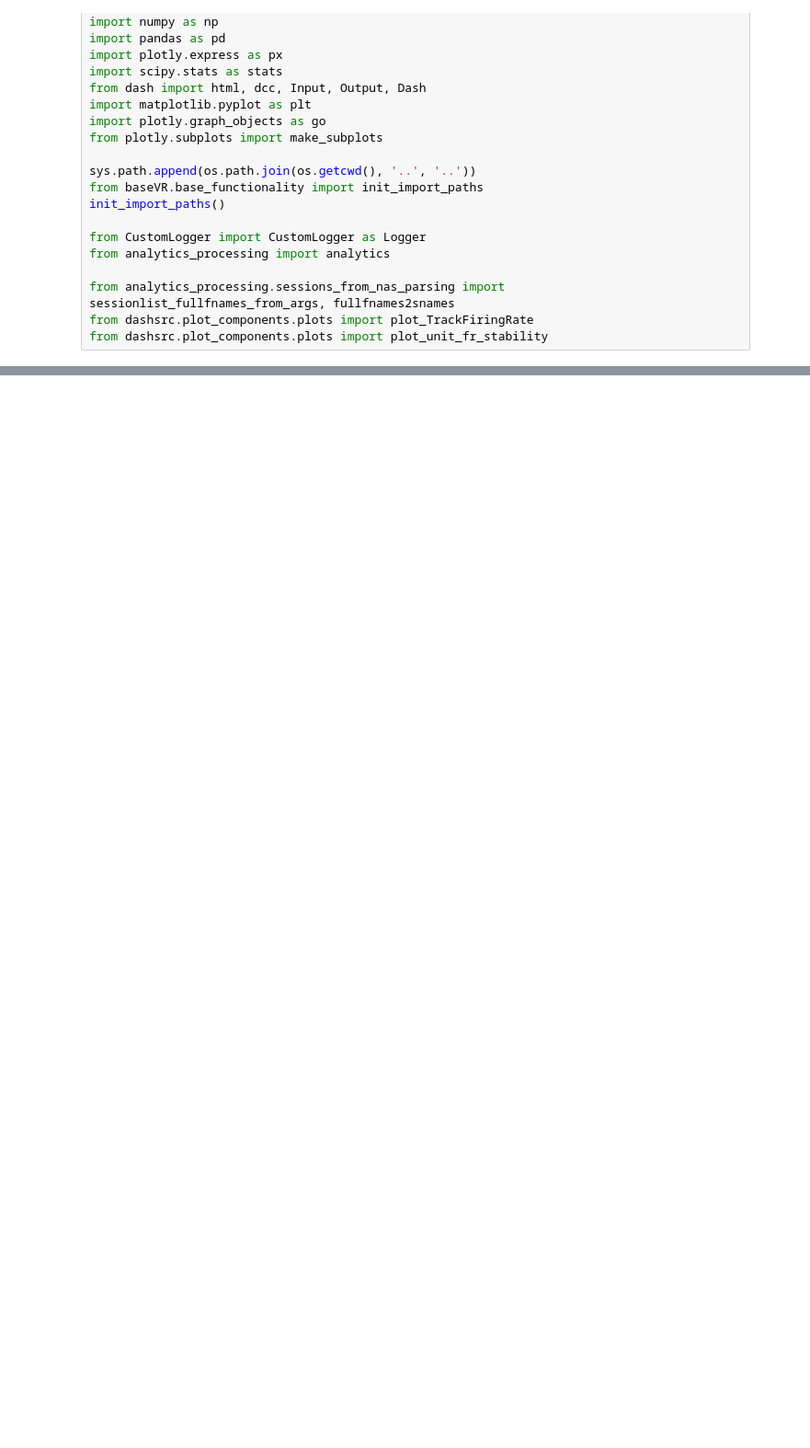
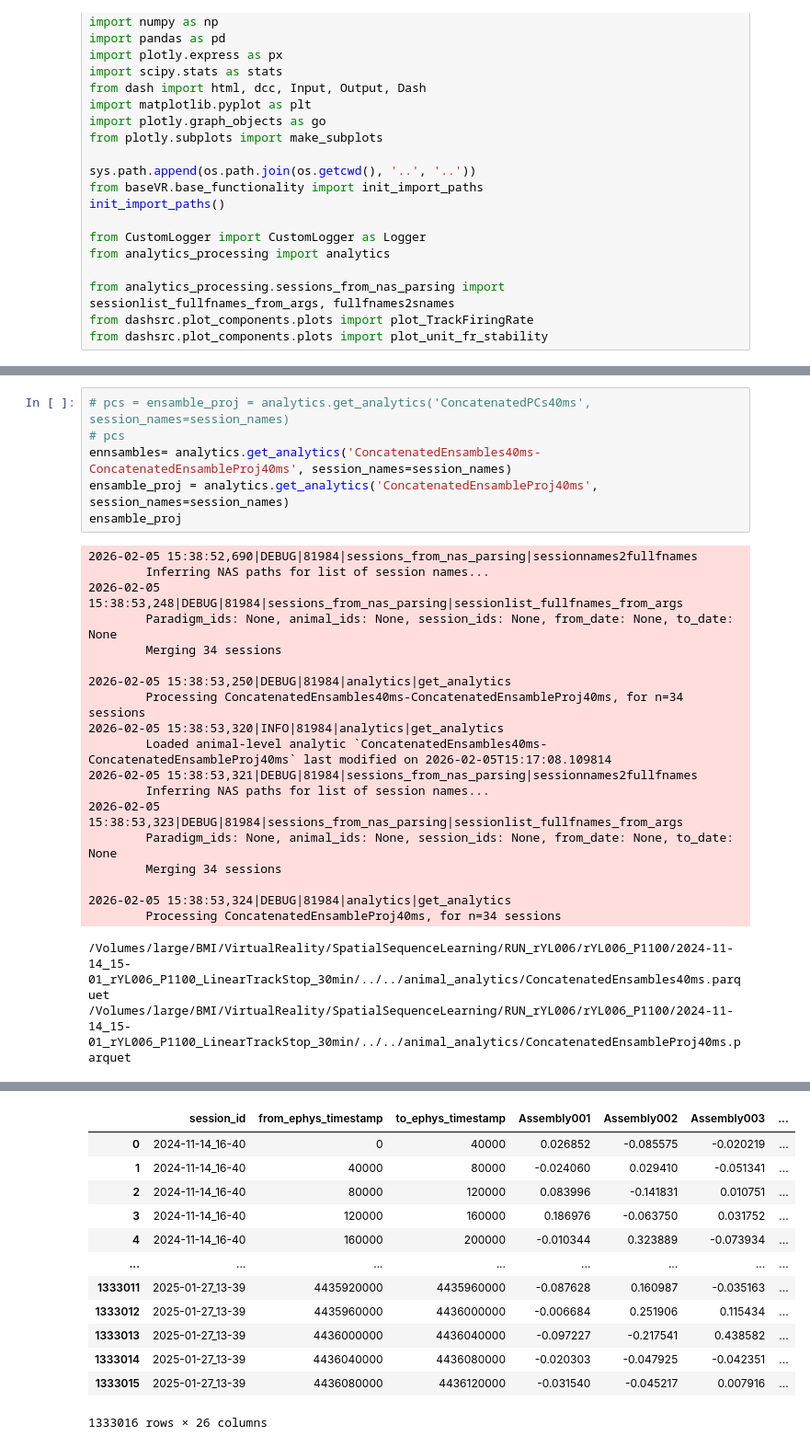
Before and after one commit to LoaloaF/analysisVR, a Jupyter notebook: scripted_plotting/ensemble_analysis_time_based.ipynb, the cells around one changed output, grey strips where cells are left out. Shown at 92% size. Cells and saved outputs as stored; diff of their text form; blank space fills up the shorter version.

```diff
--- a/scripted_plotting/ensemble_analysis_time_based.ipynb
+++ b/scripted_plotting/ensemble_analysis_time_based.ipynb
@@ -67,3 +67,30 @@ prob_cue1_trial                         0.5
 movement_gain_scaler                      1
 
 [104 rows x 1 columns]
+# %%
+# pcs = ensamble_proj = analytics.get_analytics('ConcatenatedPCs40ms', session_names=session_names)
+# pcs
+ennsambles= analytics.get_analytics('ConcatenatedEnsambles40ms-ConcatenatedEnsambleProj40ms', session_names=session_names)
+ensamble_proj = analytics.get_analytics('ConcatenatedEnsambleProj40ms', session_names=session_names)
+ensamble_proj
+# %% [output]
+2026-02-05 15:38:52,690|DEBUG|81984|sessions_from_nas_parsing|sessionnames2fullfnames
+        Inferring NAS paths for list of session names...
+2026-02-05 15:38:53,248|DEBUG|81984|sessions_from_nas_parsing|sessionlist_fullfnames_from_args
+        Paradigm_ids: None, animal_ids: None, session_ids: None, from_date: None, to_date: None
+        Merging 34 sessions
+
+2026-02-05 15:38:53,250|DEBUG|81984|analytics|get_analytics
+        Processing ConcatenatedEnsambles40ms-ConcatenatedEnsambleProj40ms, for n=34 sessions
+2026-02-05 15:38:53,320|INFO|81984|analytics|get_analytics
+        Loaded animal-level analytic `ConcatenatedEnsambles40ms-ConcatenatedEnsambleProj40ms` last modified on 2026-02-05T15:17:08.109814
+2026-02-05 15:38:53,321|DEBUG|81984|sessions_from_nas_parsing|sessionnames2fullfnames
+        Inferring NAS paths for list of session names...
+2026-02-05 15:38:53,323|DEBUG|81984|sessions_from_nas_parsing|sessionlist_fullfnames_from_args
+        Paradigm_ids: None, animal_ids: None, session_ids: None, from_date: None, to_date: None
+        Merging 34 sessions
+
+2026-02-05 15:38:53,324|DEBUG|81984|analytics|get_analytics
+        Processing ConcatenatedEnsambleProj40ms, for n=34 sessions
+/Volumes/large/BMI/VirtualReality/SpatialSequenceLearning/RUN_rYL006/rYL006_P1100/2024-11-14_15-01_rYL006_P1100_LinearTrackStop_30min/../../animal_analytics/ConcatenatedEnsambles40ms.parquet
+/Volumes/large/BMI/VirtualReality/SpatialSequenceLearning/RUN_rYL006/rYL006_P1100/2024-11-14_15-01_rYL006_P1100_LinearTrackStop_30min/../../animal_analytics/ConcatenatedEnsambleProj40ms.parquet
@@ -69,0 +99,13 @@ movement_gain_scaler                      1
+|  | session_id | from_ephys_timestamp | to_ephys_timestamp | Assembly001 | Assembly002 | Assembly003 | ... |
+| 0 | 2024-11-14_16-40 | 0 | 40000 | 0.026852 | -0.085575 | -0.020219 | ... |
+| 1 | 2024-11-14_16-40 | 40000 | 80000 | -0.024060 | 0.029410 | -0.051341 | ... |
+| 2 | 2024-11-14_16-40 | 80000 | 120000 | 0.083996 | -0.141831 | 0.010751 | ... |
+| 3 | 2024-11-14_16-40 | 120000 | 160000 | 0.186976 | -0.063750 | 0.031752 | ... |
+| 4 | 2024-11-14_16-40 | 160000 | 200000 | -0.010344 | 0.323889 | -0.073934 | ... |
+| ... | ... | ... | ... | ... | ... | ... | ... |
+| 1333011 | 2025-01-27_13-39 | 4435920000 | 4435960000 | -0.087628 | 0.160987 | -0.035163 | ... |
+| 1333012 | 2025-01-27_13-39 | 4435960000 | 4436000000 | -0.006684 | 0.251906 | 0.115434 | ... |
+| 1333013 | 2025-01-27_13-39 | 4436000000 | 4436040000 | -0.097227 | -0.217541 | 0.438582 | ... |
+| 1333014 | 2025-01-27_13-39 | 4436040000 | 4436080000 | -0.020303 | -0.047925 | -0.042351 | ... |
+| 1333015 | 2025-01-27_13-39 | 4436080000 | 4436120000 | -0.031540 | -0.045217 | 0.007916 | ... |
+1333016 rows × 26 columns
```
Also changed, not shown: parts of 11 cells of this notebook, 3 other files.
